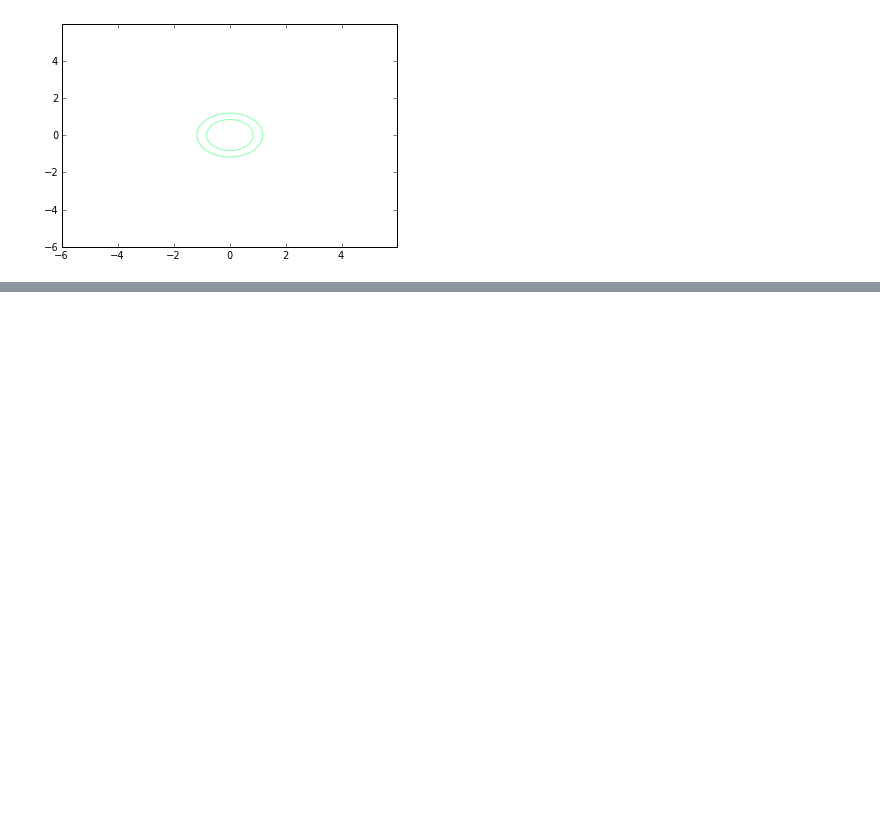
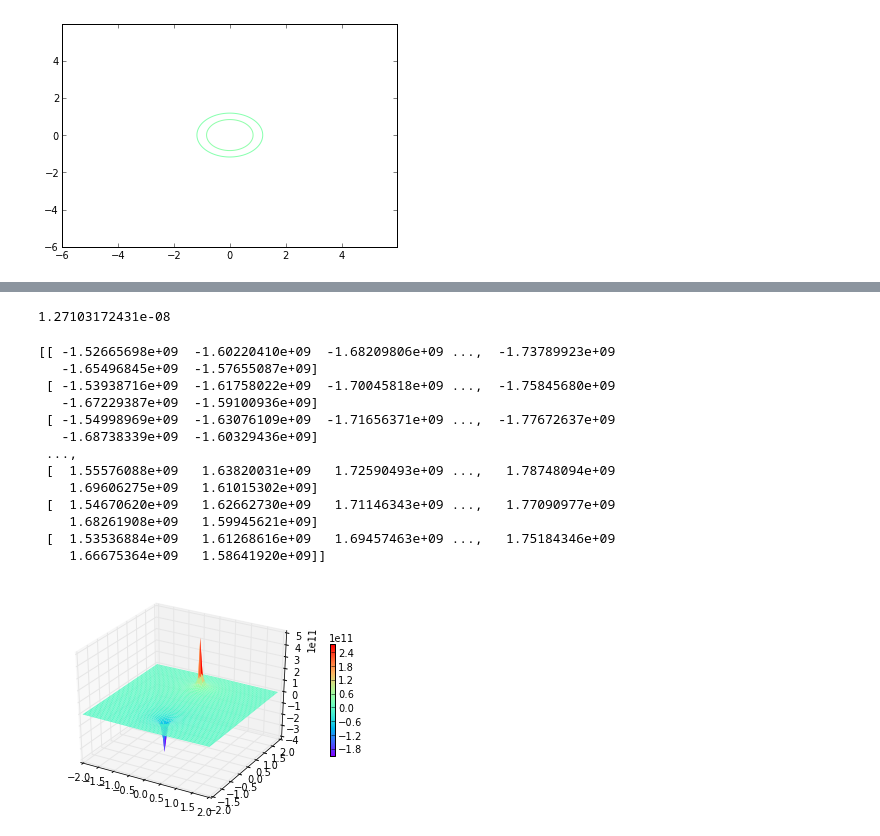
Before and after one commit to kreyno10/PHYS202-S13, a Jupyter notebook: Week4/3D plotting!.ipynb, the cells around one changed output, grey strips where cells are left out. Cells and saved outputs as stored; diff of their text form; code cells hidden in the pictures; blank space fills up the shorter version.

```diff
--- a/Week4/3D plotting!.ipynb
+++ b/Week4/3D plotting!.ipynb
@@ -67,0 +101,4 @@ cb = fig.colorbar(p, shrink=0.5)
+# %%
+x,y = meshgrid(arange(-2.,2.,0.06),arange(-2.,2.,0.06))
+Vxy = pointPotential(x,y,1e-9,0.,0.)
+print Vxy
@@ -67,0 +120,35 @@ cb = fig.colorbar(p, shrink=0.5)
+# %%
+def dipolePotential(x,y,q,d):
+    #this returns the potntial due to two points
+    V = (k*q/ (x**2 + (y - d)**2)**(1/2.)) - (k*q/ (x**2 + (y + d)**2)**(1/2.))
+    return V
+# %%
+x = 1.; y = 1
+Vdp = dipolePotential(x,y,1e-9,2e-9)
+print Vdp
+# %% [output]
+1.27103172431e-08
+# %%
+x,y = meshgrid(arange(-2.,2.,0.06),arange(-2.,2.,0.06))
+V22 = dipolePotential(x,y,1,1)
+print V22
+from mpl_toolkits.mplot3d import Axes3D
+fig = figure()
+ax = fig.gca(projection = '3d')
+p1 = ax.plot_surface(x, y, V22, rstride=1, cstride=1, linewidth=0, cmap=cm.rainbow)
+cb = fig.colorbar(p1, shrink=0.5)
+# %% [output]
+[[ -1.52665698e+09  -1.60220410e+09  -1.68209806e+09 ...,  -1.73789923e+09
+   -1.65496845e+09  -1.57655087e+09]
+ [ -1.53938716e+09  -1.61758022e+09  -1.70045818e+09 ...,  -1.75845680e+09
+   -1.67229387e+09  -1.59100936e+09]
+ [ -1.54998969e+09  -1.63076109e+09  -1.71656371e+09 ...,  -1.77672637e+09
+   -1.68738339e+09  -1.60329436e+09]
+ ...,
+ [  1.55576088e+09   1.63820031e+09   1.72590493e+09 ...,   1.78748094e+09
+    1.69606275e+09   1.61015302e+09]
+ [  1.54670620e+09   1.62662730e+09   1.71146343e+09 ...,   1.77090977e+09
+    1.68261908e+09   1.59945621e+09]
+ [  1.53536884e+09   1.61268616e+09   1.69457463e+09 ...,   1.75184346e+09
+    1.66675364e+09   1.58641920e+09]]
+[figure, added]
```
Also changed, not shown: parts of 7 cells of this notebook.
